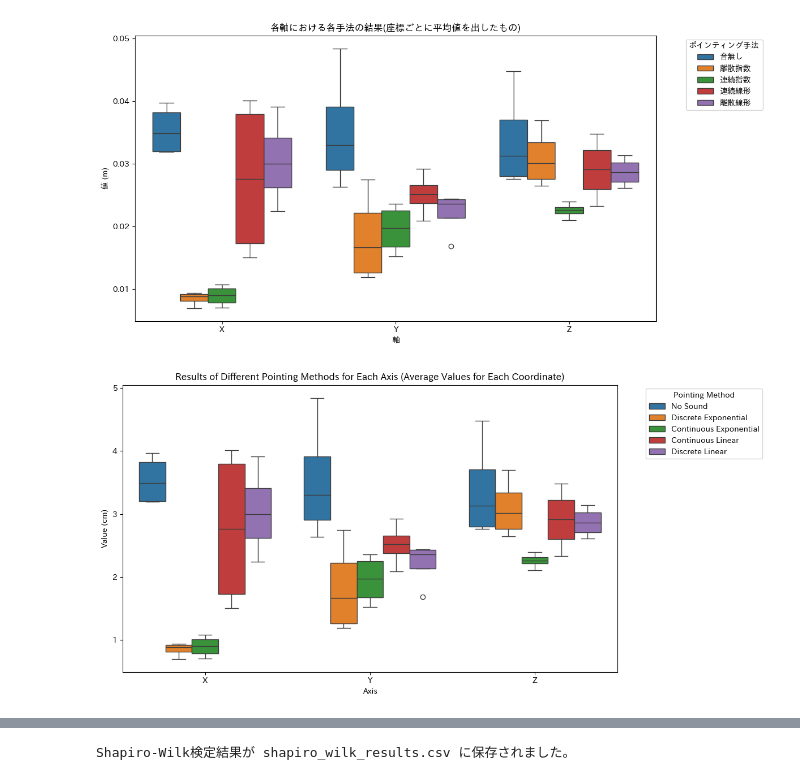
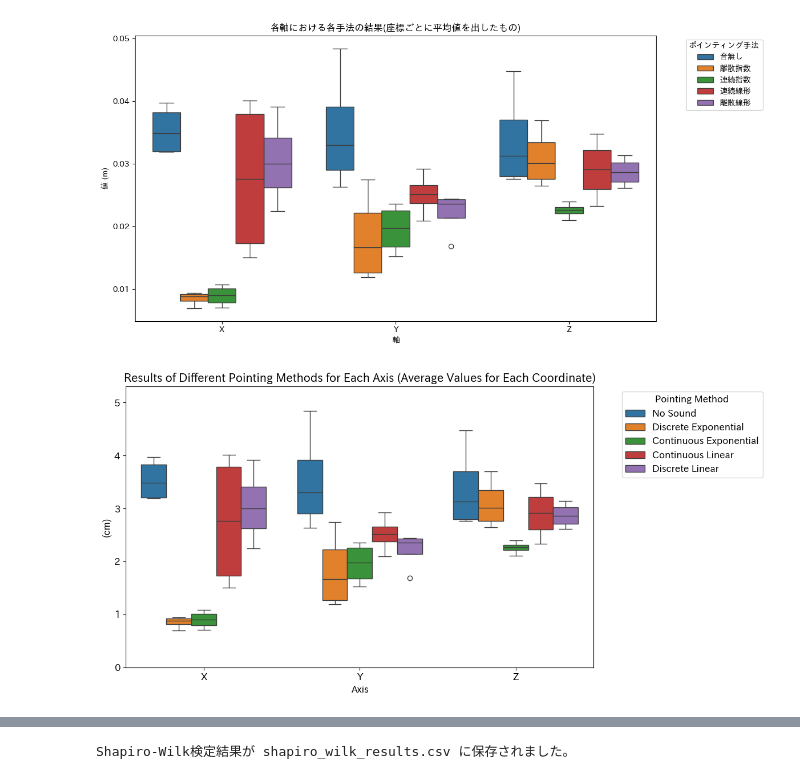
Before and after one commit to takaharayota531/poster-exp-analysis, a Jupyter notebook: data_analysis/main-exp1-all.ipynb, the cells around one changed output, grey strips where cells are left out. Saved outputs shown, nothing was run; the diff lists cells and outputs as text; code cells hidden in the pictures.

```diff
--- a/data_analysis/main-exp1-all.ipynb
+++ b/data_analysis/main-exp1-all.ipynb
@@ -183,14 +142,25 @@ subject_names=["朴さん","水上","佐々木","歩さん","万くん","竹村
 # subject_names=["上園千鶴さん"]
 
 for i in range(len(subject_names)):
-        root_path = r"C:\Users\takaharayota\Research\Exp1-data\{}\values".format(subject_names[i])
+        # root_path = r"C:\Users\takaharayota\Research\Exp1-data\{}\values".format(subject_names[i])
+        # files_paths = [
+        #         root_path + r"\音無し.txt",
+
+        # root_path + r"\離散指数.txt",
+        # root_path + r"\連続指数.txt",
+        # root_path + r"\連続線形.txt",
+        #         root_path + r"\離散線形.txt",
+
+        # ]
+        root_path=r"/Users/takaharayouta/Documents/Research/Exp1-data/{}/values".format(subject_names[i])
+
         files_paths = [
-                root_path + r"\音無し.txt",
+                root_path + r"/音無し.txt",
 
-        root_path + r"\離散指数.txt",
-        root_path + r"\連続指数.txt",
-        root_path + r"\連続線形.txt",
-                root_path + r"\離散線形.txt",
+        root_path + r"/離散指数.txt",
+        root_path + r"/連続指数.txt",
+        root_path + r"/連続線形.txt",
+                root_path + r"/離散線形.txt",
 
         ]
         # ファイル名と元のインデックスのタプルのリストを作成
@@ -208,12 +178,12 @@ print(all_results)
 
 
 # 統合されたデータをデータフレームに変換
-columns = ['Subject','Order','Count','Method', 'Place', 'X', 'Y', 'Z']
+columns = ['Subject','Order','Count','Method', 'Place', 'X', 'Y', 'Z','Square_Sum']
 df_all = pd.DataFrame(all_results, columns=columns)
 
 # データの表示
 # DataFrameを.txtファイルに出力
-df_all.to_csv('output-ave.txt', sep='\t', index=False)
+df_all.to_csv('processed_data/output-ave.txt', sep='\t', index=False)
 
 print("DataFrameの内容がoutput-ave.txtに出力されました。")
 # %% [output]
@@ -370,31 +340,34 @@ place_labels = {
     7: '(0.5,0.1,-0.1)'
 }
 
 # Adding labels to the DataFrame
 df_all['Method_Label'] = df_all['Method'].map(method_labels)
 df_all['Place_Label'] = df_all['Place'].map(place_labels)
 
 # Specifying the order of Method_Label
 method_order = ['No Sound', 'Discrete Exponential', 'Continuous Exponential', 'Continuous Linear', 'Discrete Linear']
 df_all['Method_Label'] = pd.Categorical(df_all['Method_Label'], categories=method_order, ordered=True)
 
 # Calculating the mean values per Place_Label and Method_Label
 df_mean = df_all.groupby(['Place_Label', 'Method_Label'])[['X', 'Y', 'Z']].mean().reset_index()
 
 # Convert meters to centimeters
 df_mean[['X', 'Y', 'Z']] = df_mean[['X', 'Y', 'Z']] * 100
 
 # Converting to long format
 df_melted = df_mean.melt(id_vars=['Place_Label', 'Method_Label'], value_vars=['X', 'Y', 'Z'], var_name='Axis', value_name='Value')
+# フォントサイズを設定
+plt.rcParams.update({'font.size': 12})
 
 # Visualization
 plt.figure(figsize=(12, 6))
 sns.boxplot(x='Axis', y='Value', hue='Method_Label', data=df_melted)
 plt.title('Results of Different Pointing Methods for Each Axis (Average Values for Each Coordinate)')
 plt.xlabel('Axis')
 plt.ylabel('(cm)')
+plt.ylim(0,5.3)
 plt.legend(title='Pointing Method', bbox_to_anchor=(1.05, 1), loc='upper left')
 plt.tight_layout()
 plt.show()
 # %% [output]
-[figure, old version]
+[figure, new version]
```
Also changed, not shown: parts of 8 cells of this notebook, 36 other files.
